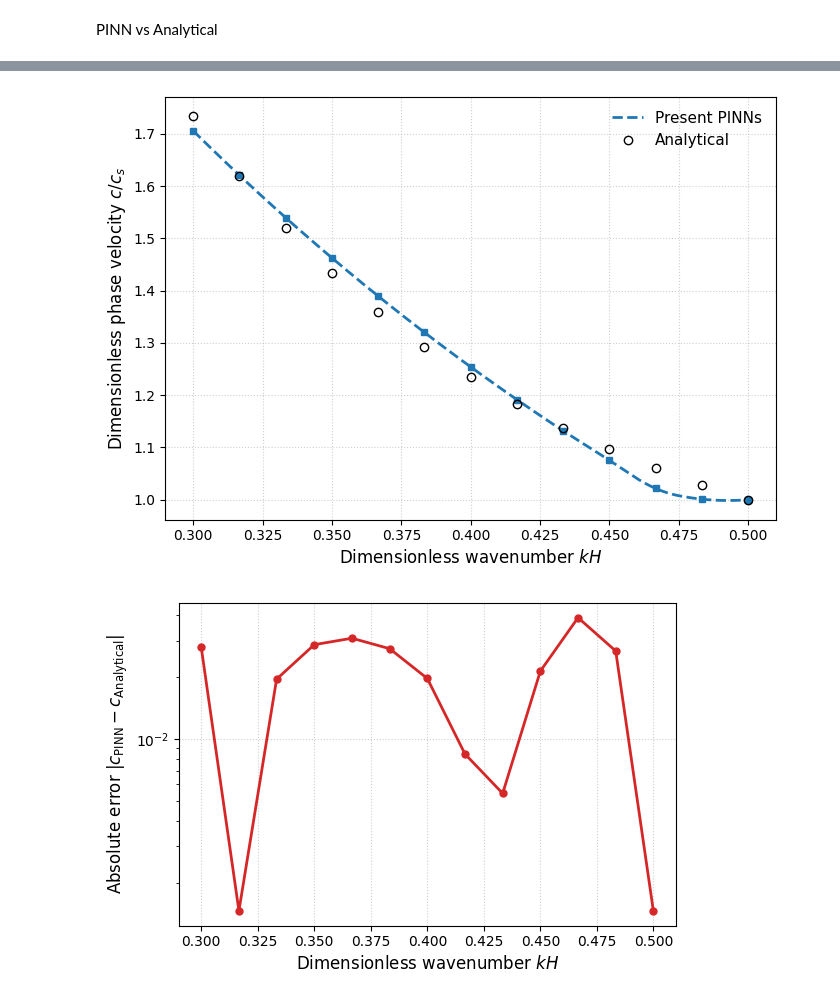
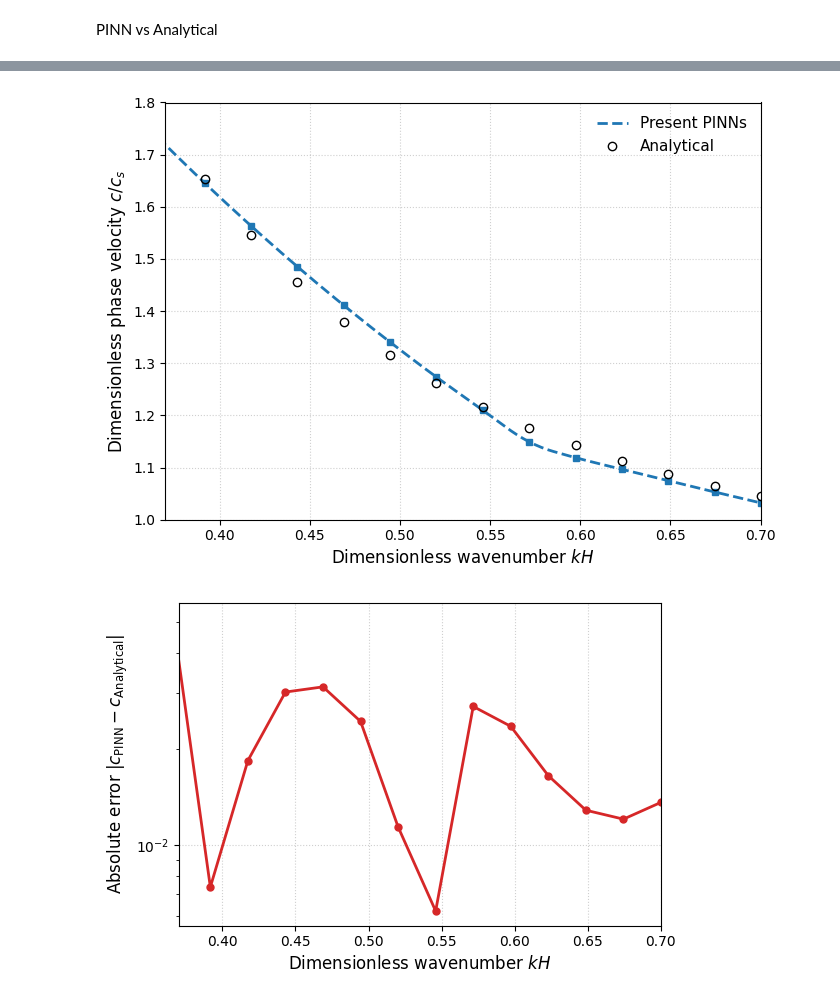
Before and after one commit to mayankjha-my/PINN, a Jupyter notebook: experiments/PINN_three_layer_system.ipynb, the cells around one changed output, grey strips where cells are left out. Drawn from its saved outputs; the diff is of its cells as text; code cells hidden in the pictures.

```diff
--- a/experiments/PINN_three_layer_system.ipynb
+++ b/experiments/PINN_three_layer_system.ipynb
@@ -70,8 +70,19 @@ PINN(
 # %%
 geom = CONFIG["GEOMETRY"]
 
-params_layer = CONFIG["LAYER"]
-params_half  = CONFIG["HALFSPACE"]
+# Convert parameter dict values to tensors on DEVICE to preserve
+# gradient/device consistency inside residual computations
+params_layer_raw = CONFIG["LAYER"]
+params_half_raw  = CONFIG["HALFSPACE"]
+import torch
+params_layer = {
+    kk: torch.tensor(v, device=DEVICE) if not isinstance(v, torch.Tensor) else v.to(DEVICE)
+    for kk, v in params_layer_raw.items()
+}
+params_half = {
+    kk: torch.tensor(v, device=DEVICE) if not isinstance(v, torch.Tensor) else v.to(DEVICE)
+    for kk, v in params_half_raw.items()
+}
 dispersion = []   # <-- DEFINE DISPERSION HERE
 # %% [markdown]
 # Define trainable phase velocity (c)
@@ -489,11 +513,11 @@ mu44h = 5.3e9
 mu66h = 6.47e9
 
 
-phi = np.pi / 4
-H = 5.0
+phi = np.pi /6
+H = 6.0
 mueH02 = 0.3 * mu44l
 P1 = 1e9
-P2 = 1e9
+P2 = 1e8
 g = 9.81
 beta1 = 5.0
 beta2 = 10.0
@@ -545,7 +569,7 @@ def dispersion_meq(kH, c_norm):
 # Compute analytical solution
 # ==============================
 def analytical_c_norm(kH_val):
-    return brentq(lambda c: dispersion_meq(kH_val, c), 0.1, 3.0)
+    return brentq(lambda c: dispersion_meq(kH_val, c), 0, 9.0)
 
 c_ana = np.array([analytical_c_norm(k) for k in kH])
 
@@ -569,7 +593,7 @@ plt.figure(figsize=(7, 5))
 
 # PINN
 plt.plot(kH_smooth, c_pinn_smooth, '--',
-         color='tab:blue', linewidth=2, label='Present PINNs')
+         color='tab:blue', linewidth=3, label='Present PINNs')
 plt.plot(kH, c_pinn, 's', color='tab:blue', markersize=5)
 
 # Analytical
@@ -582,7 +606,7 @@ plt.ylabel(r'Dimensionless phase velocity $c/c_s$', fontsize=12)
 plt.grid(True, linestyle=':', alpha=0.6)
 plt.legend(fontsize=11, frameon=False)
 
-plt.xlim([0.3, 0.5])
+plt.xlim([0.37, 0.7])
 plt.ylim([1.0, 1.8])
 plt.tight_layout()
 plt.show()
@@ -607,7 +631,7 @@ c_pinn = pinn[:, 1]    # c / c_ref
 # Compute analytical solution
 # ==============================
 def analytical_c_norm(kH_val):
-    return brentq(lambda c: dispersion_meq(kH_val, c), 0.1, 3.0)
+    return brentq(lambda c: dispersion_meq(kH_val, c), 0, 3.0)
 
 c_ana = np.array([analytical_c_norm(k) for k in kH])
 
@@ -645,42 +669,45 @@ plt.ylabel(r'Dimensionless phase velocity $c/c_s$', fontsize=12)
 
 plt.grid(True, linestyle=':', alpha=0.6)
 plt.legend(fontsize=11, frameon=False)
+plt.xlim([0.37, 0.7])
+plt.ylim([1.0, 1.8])
 
 plt.tight_layout()
 plt.show()
 # %% [output]
-[figure, old version]
+[figure, new version]
 # %%
 import numpy as np
 import matplotlib.pyplot as plt
 
 # ==============================
 # Absolute error
 # ==============================
 abs_error = np.abs(c_pinn - c_ana)
 
 # ==============================
 # Plot: Absolute Error vs kH
 # ==============================
 plt.figure(figsize=(6, 4))
 
 plt.semilogy(
     kH,
     abs_error,
     'o-',
     color='tab:red',
     markersize=5,
     linewidth=2
 )
 
 plt.xlabel(r'Dimensionless wavenumber $kH$', fontsize=12)
 plt.ylabel(r'Absolute error $|c_{\mathrm{PINN}} - c_{\mathrm{Analytical}}|$', fontsize=12)
+plt.xlim([0.37, 0.7])
 
 plt.grid(True, linestyle=':', alpha=0.6)
 plt.tight_layout()
 plt.show()
 # %% [output]
-[figure, old version]
+[figure, new version]
 # %%
 import numpy as np
 import matplotlib.pyplot as plt
```
Also changed, not shown: parts of 18 cells of this notebook, 4 other files.
